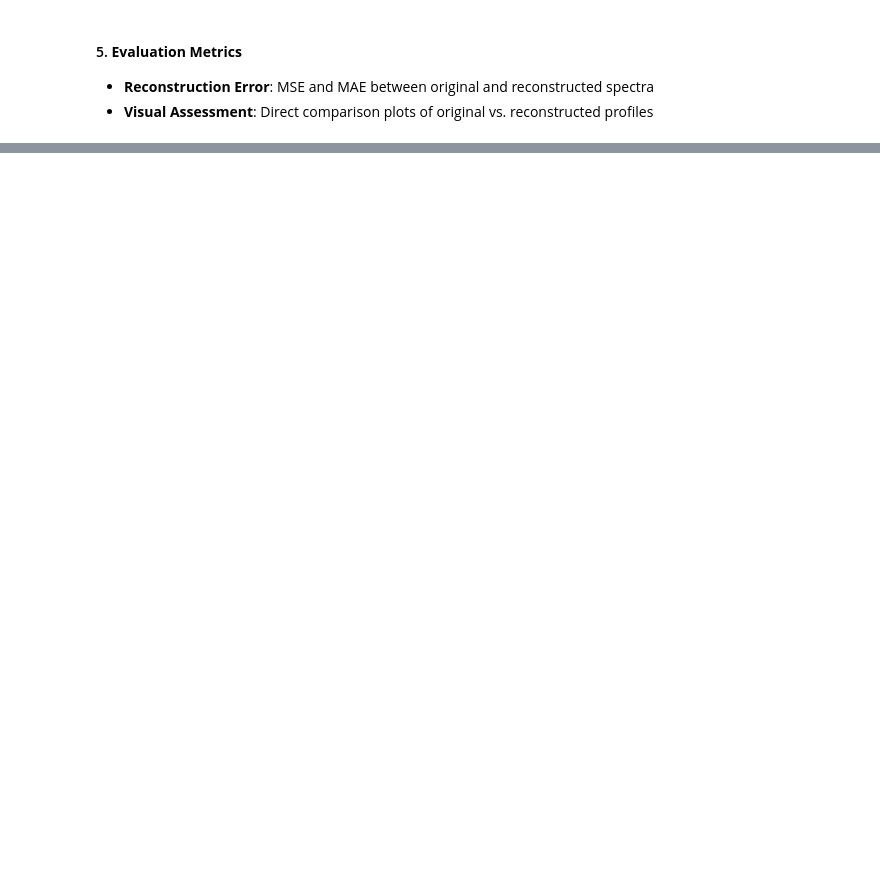
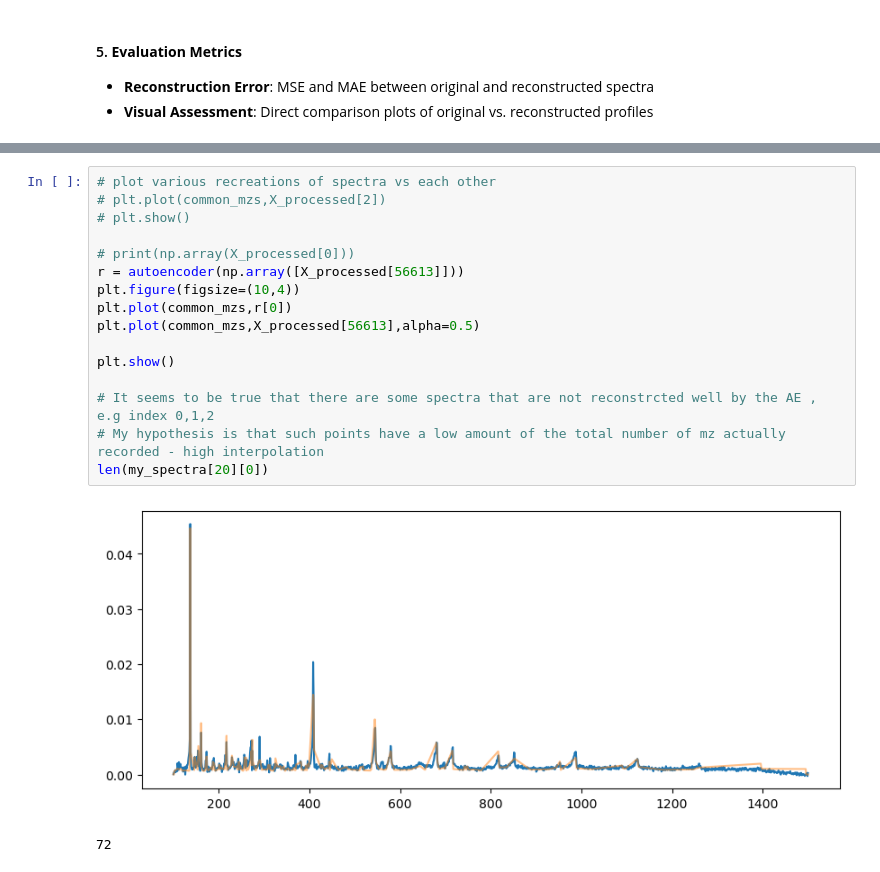
Before and after one commit to Tapiwamaz/HonoursResearch, a Jupyter notebook: Notebooks/AE.ipynb, the cells around one changed output, grey strips where cells are left out. Saved outputs shown, nothing was run; the diff lists cells and outputs as text; blank space fills up the shorter version.

```diff
--- a/Notebooks/AE.ipynb
+++ b/Notebooks/AE.ipynb
@@ -269 +281,20 @@ print(f"Mean reconstruction error: {np.mean(reconstruction_errors):.6f}")
 Mean reconstruction error: 0.000000
+# %%
+# plot various recreations of spectra vs each other
+# plt.plot(common_mzs,X_processed[2])
+# plt.show()
+
+# print(np.array(X_processed[0]))
+r = autoencoder(np.array([X_processed[56613]]))
+plt.figure(figsize=(10,4))
+plt.plot(common_mzs,r[0])
+plt.plot(common_mzs,X_processed[56613],alpha=0.5)
+
+plt.show()
+
+# It seems to be true that there are some spectra that are not reconstrcted well by the AE , e.g index 0,1,2
+# My hypothesis is that such points have a low amount of the total number of mz actually recorded - high interpolation
+len(my_spectra[20][0])
+# %% [output]
+[figure, added]
+72
```
Also changed, not shown: parts of 10 cells of this notebook, 2 other files.
